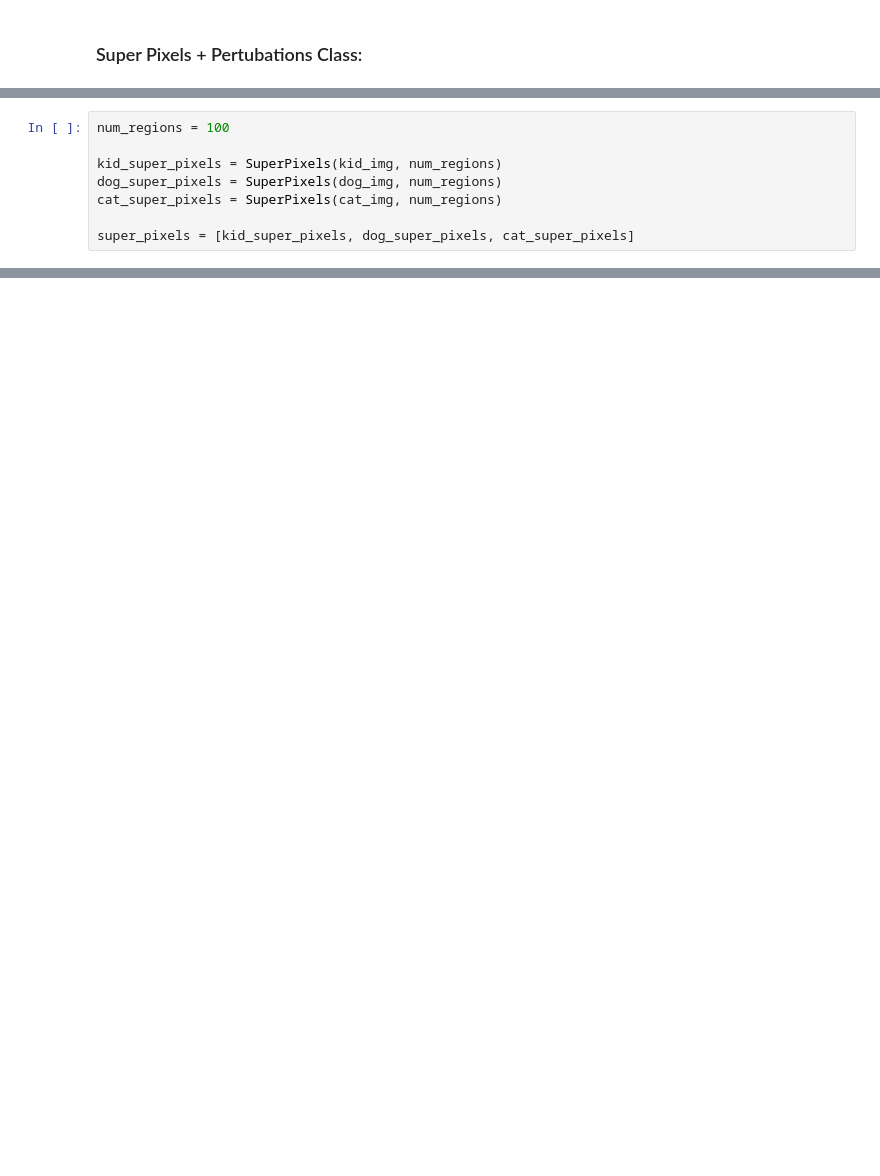
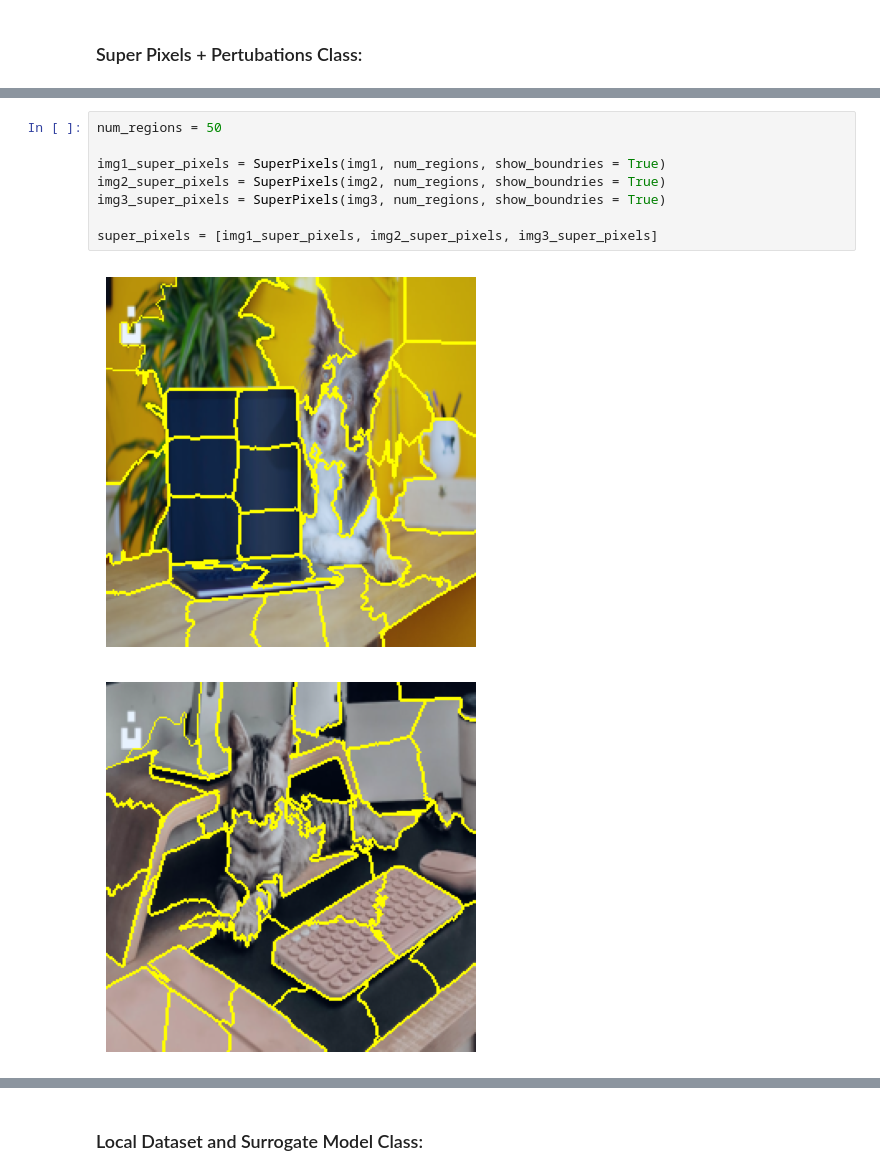
Before and after one commit to BDR2939/Advanced-ML, a Jupyter notebook: HW3.ipynb, the cells around one changed output, grey strips where cells are left out. Drawn from its saved outputs; the diff is of its cells as text; blank space fills up the shorter version.

```diff
--- a/HW3.ipynb
+++ b/HW3.ipynb
@@ -291,11 +273,14 @@ class SuperPixels:
 
     def get_segments(self):
         return self.segments
-# %%
-num_regions = 100
-
-kid_super_pixels = SuperPixels(kid_img, num_regions)
-dog_super_pixels = SuperPixels(dog_img, num_regions)
-cat_super_pixels = SuperPixels(cat_img, num_regions)
-
-super_pixels = [kid_super_pixels, dog_super_pixels, cat_super_pixels]
+# %%
+num_regions = 50
+
+img1_super_pixels = SuperPixels(img1, num_regions, show_boundries = True)
+img2_super_pixels = SuperPixels(img2, num_regions, show_boundries = True)
+img3_super_pixels = SuperPixels(img3, num_regions, show_boundries = True)
+
+super_pixels = [img1_super_pixels, img2_super_pixels, img3_super_pixels]
+# %% [output]
+[figure, added]
+[figure, added]
@@ -302,3 +288,5 @@ super_pixels = [kid_super_pixels, dog_super_pixels, cat_super_pixels]
+# %% [markdown]
+### Local Dataset and Surrogate Model Class:
 # %%
 class CreateLocalDatasetAndFit():
     def __init__(self, predictor, dataset_size, sigma, lasso_alpha):
```
Also changed, not shown: parts of 11 cells of this notebook.
